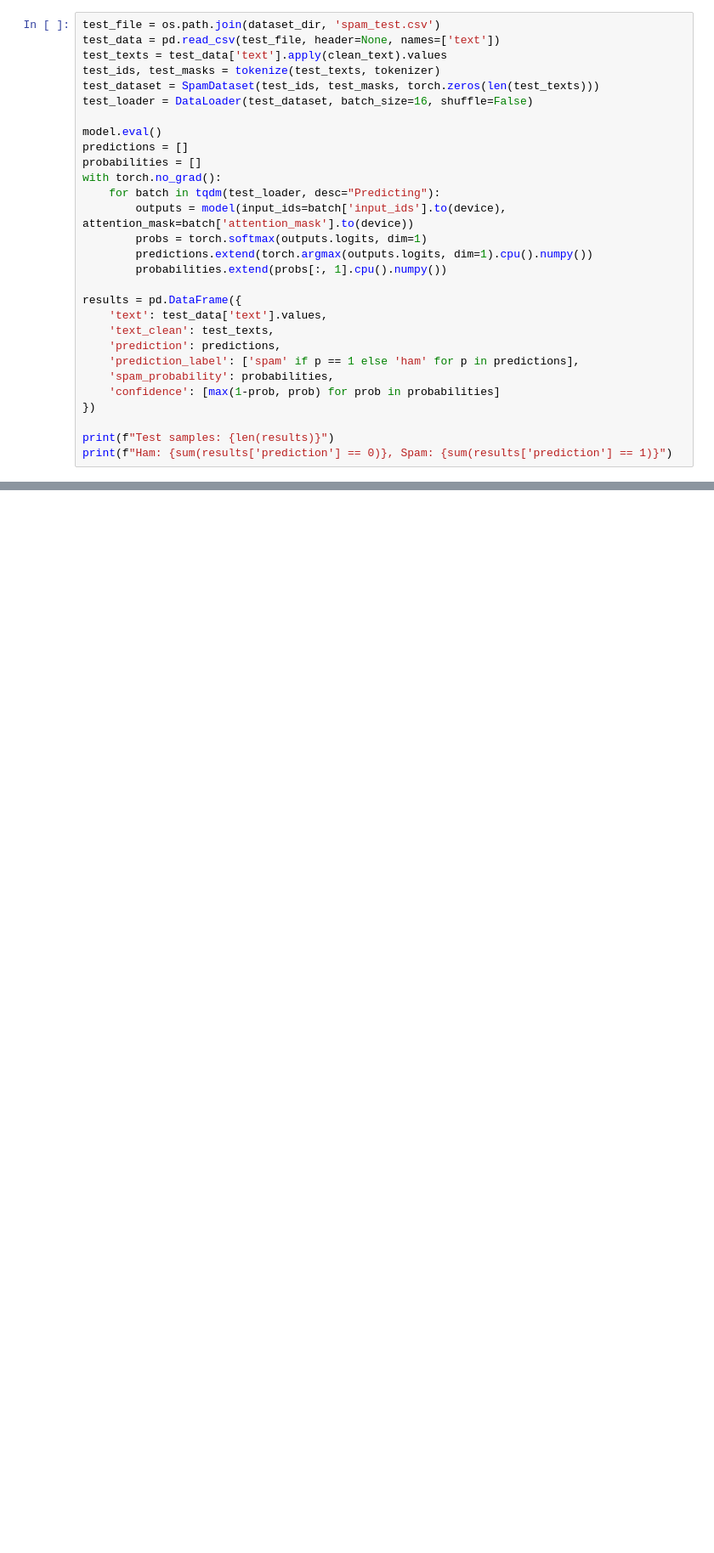
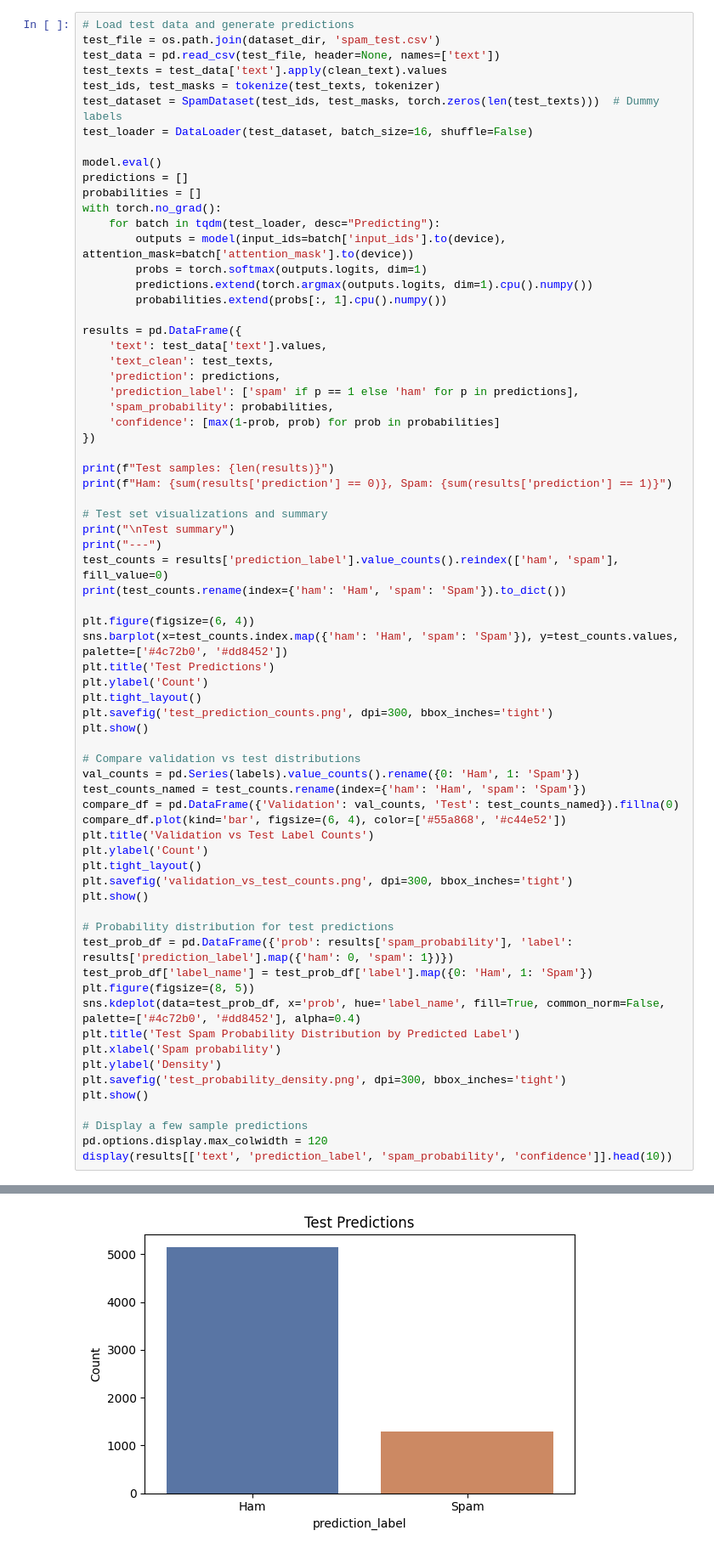
Before and after one commit to 1DeepakSrinivas/CSC4850-ML, a Jupyter notebook: project/spam_email/COLAB_spam_detector.ipynb, the cells around one changed output, grey strips where cells are left out. Shown at 85% size. Drawn from its saved outputs; the diff is of its cells as text; blank space fills up the shorter version.

```diff
--- a/project/spam_email/COLAB_spam_detector.ipynb
+++ b/project/spam_email/COLAB_spam_detector.ipynb
@@ -390,9 +502,10 @@ weighted avg       0.99      0.99      0.99       859
 # %%
+# Load test data and generate predictions
 test_file = os.path.join(dataset_dir, 'spam_test.csv')
 test_data = pd.read_csv(test_file, header=None, names=['text'])
 test_texts = test_data['text'].apply(clean_text).values
 test_ids, test_masks = tokenize(test_texts, tokenizer)
-test_dataset = SpamDataset(test_ids, test_masks, torch.zeros(len(test_texts)))
+test_dataset = SpamDataset(test_ids, test_masks, torch.zeros(len(test_texts)))  # Dummy labels
 test_loader = DataLoader(test_dataset, batch_size=16, shuffle=False)
 
 model.eval()
@@ -416,5 +529,45 @@ results = pd.DataFrame({
 
 print(f"Test samples: {len(results)}")
 print(f"Ham: {sum(results['prediction'] == 0)}, Spam: {sum(results['prediction'] == 1)}")
+
+# Test set visualizations and summary
+print("\nTest summary")
+print("---")
+test_counts = results['prediction_label'].value_counts().reindex(['ham', 'spam'], fill_value=0)
+print(test_counts.rename(index={'ham': 'Ham', 'spam': 'Spam'}).to_dict())
+
+plt.figure(figsize=(6, 4))
+sns.barplot(x=test_counts.index.map({'ham': 'Ham', 'spam': 'Spam'}), y=test_counts.values, palette=['#4c72b0', '#dd8452'])
+plt.title('Test Predictions')
+plt.ylabel('Count')
+plt.tight_layout()
+plt.savefig('test_prediction_counts.png', dpi=300, bbox_inches='tight')
+plt.show()
+
+# Compare validation vs test distributions
+val_counts = pd.Series(labels).value_counts().rename({0: 'Ham', 1: 'Spam'})
+test_counts_named = test_counts.rename(index={'ham': 'Ham', 'spam': 'Spam'})
+compare_df = pd.DataFrame({'Validation': val_counts, 'Test': test_counts_named}).fillna(0)
+compare_df.plot(kind='bar', figsize=(6, 4), color=['#55a868', '#c44e52'])
+plt.title('Validation vs Test Label Counts')
+plt.ylabel('Count')
+plt.tight_layout()
+plt.savefig('validation_vs_test_counts.png', dpi=300, bbox_inches='tight')
+plt.show()
+
+# Probability distribution for test predictions
+test_prob_df = pd.DataFrame({'prob': results['spam_probability'], 'label': results['prediction_label'].map({'ham': 0, 'spam': 1})})
+test_prob_df['label_name'] = test_prob_df['label'].map({0: 'Ham', 1: 'Spam'})
+plt.figure(figsize=(8, 5))
+sns.kdeplot(data=test_prob_df, x='prob', hue='label_name', fill=True, common_norm=False, palette=['#4c72b0', '#dd8452'], alpha=0.4)
+plt.title('Test Spam Probability Distribution by Predicted Label')
+plt.xlabel('Spam probability')
+plt.ylabel('Density')
+plt.savefig('test_probability_density.png', dpi=300, bbox_inches='tight')
+plt.show()
+
+# Display a few sample predictions
+pd.options.display.max_colwidth = 120
+display(results[['text', 'prediction_label', 'spam_probability', 'confidence']].head(10))
 # %% [output]
 Test samples: 6448
@@ -421,0 +579 @@ Ham: 5134, Spam: 1314
+[figure, added]
```
Also changed, not shown: parts of 15 cells of this notebook.
